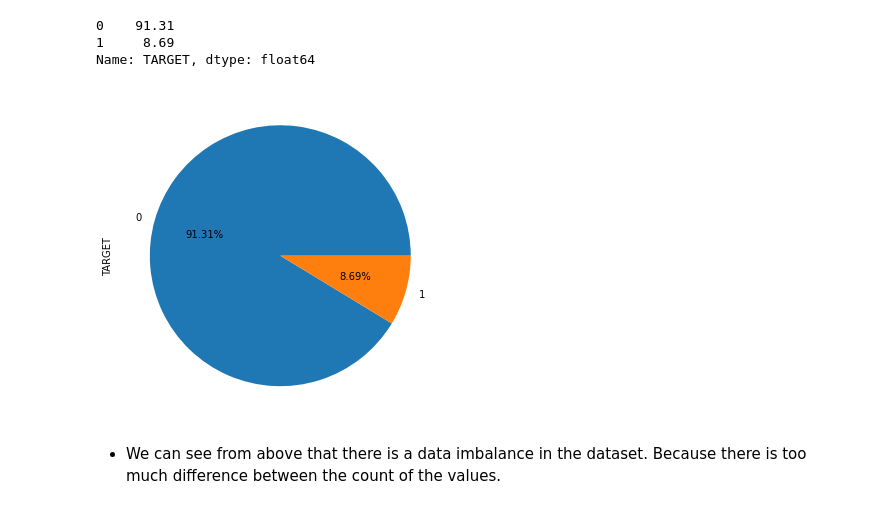
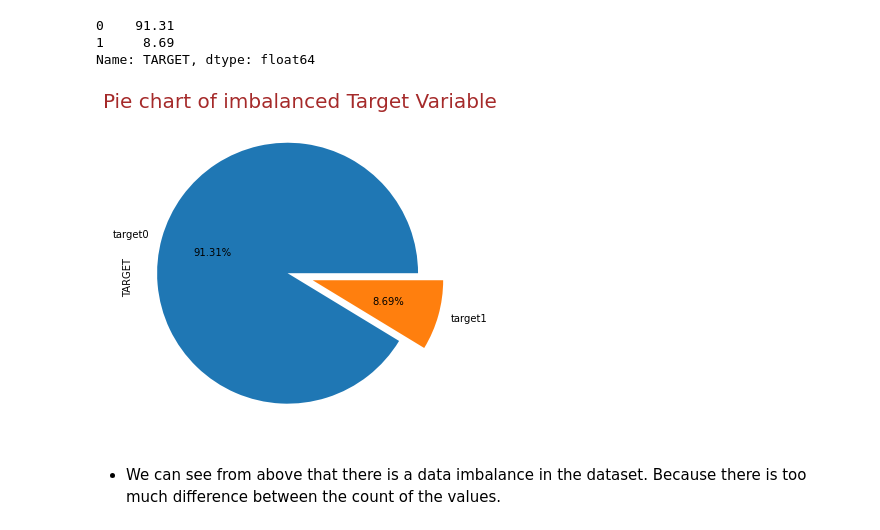
Before and after one commit to Boken19/Case_Studies, a Jupyter notebook: Credit EDA case study/Credit_EDA_case_study.ipynb, the cells around one changed output. Saved outputs shown, nothing was run; the diff lists cells and outputs as text; code cells hidden in the pictures.

```diff
--- a/Credit EDA case study/Credit_EDA_case_study.ipynb
+++ b/Credit EDA case study/Credit_EDA_case_study.ipynb
@@ -20,7 +20,7 @@ with zipfile.ZipFile("Credit EDA Case Study-20210727T203016Z-001.zip") as z:
         #read the dataset
         data = pd.read_csv(f)
     with z.open('Credit EDA Case Study/previous_application.csv') as f1:
-        prev_data = pd.read_csv(f1)
+        p_data = pd.read_csv(f1)
 # %%
 # display application data (data about client has payment difficulties or not)
 data.head()
@@ -380,10 +386,11 @@ count_target
 Name: TARGET, dtype: float64
 # %%
 plt.figure(figsize = (6,6))
-count_target.plot.pie(autopct = '%.2f%%')
+count_target.plot.pie(autopct = '%.2f%%', explode = [0.1]*2, labels = ['target0', 'target1'])
+plt.title('Pie chart of imbalanced Target Variable', fontdict={'fontsize': 20, 'fontweight' : 5, 'color' : 'Brown'})
 plt.show()
 # %% [output]
-[figure, old version]
+[figure, new version]
 # %% [markdown]
 - We can see from above that there is a data imbalance in the dataset. Because there is too much difference between the count of the values.
 # %%
```
Also changed, not shown: parts of 57 cells of this notebook.
